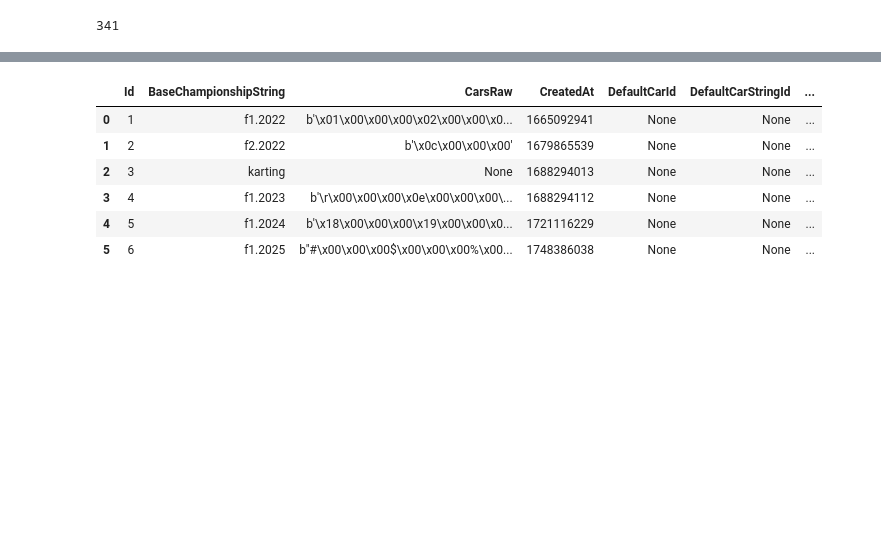
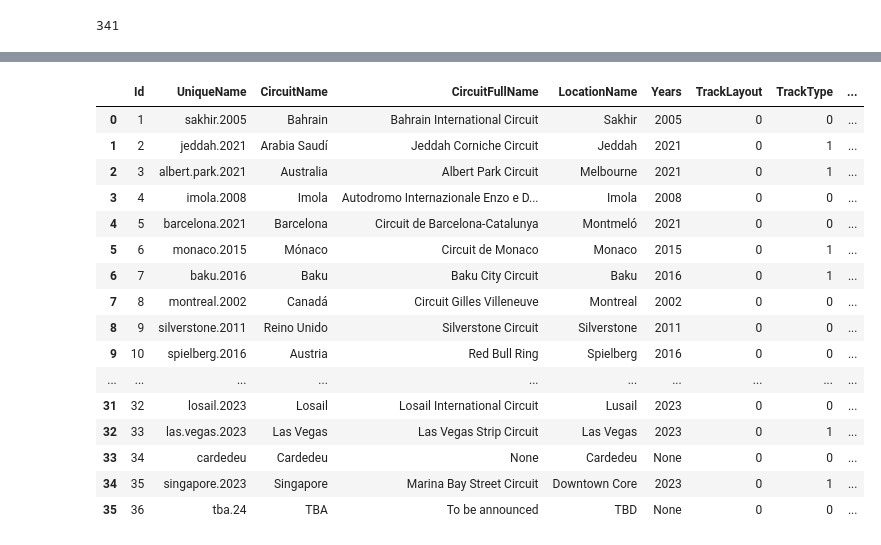
Before and after one commit to adriantorres7/FormulaSpain, a Jupyter notebook: notebooks/dataExploration.ipynb, the cells around one changed output, grey strips where cells are left out. Cells and saved outputs as stored; diff of their text form; code cells hidden in the pictures; blank space fills up the shorter version.

```diff
--- a/notebooks/dataExploration.ipynb
+++ b/notebooks/dataExploration.ipynb
@@ -201,12 +187,22 @@ sessionsResults[-10:]
 # %%
 tracks=pd.read_sql("SELECT * FROM Tracks;", conn)
 # %%
-champs
+tracks
 # %% [output]
-|  | Id | BaseChampionshipString | CarsRaw | CreatedAt | DefaultCarId | DefaultCarStringId | ... |
-| 0 | 1 | f1.2022 | b'\x01\x00\x00\x00\x02\x00\x00\x0... | 1665092941 | None | None | ... |
-| 1 | 2 | f2.2022 | b'\x0c\x00\x00\x00' | 1679865539 | None | None | ... |
-| 2 | 3 | karting | None | 1688294013 | None | None | ... |
-| 3 | 4 | f1.2023 | b'\r\x00\x00\x00\x0e\x00\x00\x00\... | 1688294112 | None | None | ... |
-| 4 | 5 | f1.2024 | b'\x18\x00\x00\x00\x19\x00\x00\x0... | 1721116229 | None | None | ... |
-| 5 | 6 | f1.2025 | b"#\x00\x00\x00$\x00\x00\x00%\x00... | 1748386038 | None | None | ... |
+|  | Id | UniqueName | CircuitName | CircuitFullName | LocationName | Years | TrackLayout | TrackType | ... |
+| 0 | 1 | sakhir.2005 | Bahrain | Bahrain International Circuit | Sakhir | 2005 | 0 | 0 | ... |
+| 1 | 2 | jeddah.2021 | Arabia Saudí | Jeddah Corniche Circuit | Jeddah | 2021 | 0 | 1 | ... |
+| 2 | 3 | albert.park.2021 | Australia | Albert Park Circuit | Melbourne | 2021 | 0 | 1 | ... |
+| 3 | 4 | imola.2008 | Imola | Autodromo Internazionale Enzo e D... | Imola | 2008 | 0 | 0 | ... |
+| 4 | 5 | barcelona.2021 | Barcelona | Circuit de Barcelona-Catalunya | Montmeló | 2021 | 0 | 0 | ... |
+| 5 | 6 | monaco.2015 | Mónaco | Circuit de Monaco | Monaco | 2015 | 0 | 1 | ... |
+| 6 | 7 | baku.2016 | Baku | Baku City Circuit | Baku | 2016 | 0 | 1 | ... |
+| 7 | 8 | montreal.2002 | Canadá | Circuit Gilles Villeneuve | Montreal | 2002 | 0 | 0 | ... |
+| 8 | 9 | silverstone.2011 | Reino Unido | Silverstone Circuit | Silverstone | 2011 | 0 | 0 | ... |
+| 9 | 10 | spielberg.2016 | Austria | Red Bull Ring | Spielberg | 2016 | 0 | 0 | ... |
+| ... | ... | ... | ... | ... | ... | ... | ... | ... | ... |
+| 31 | 32 | losail.2023 | Losail | Losail International Circuit | Lusail | 2023 | 0 | 0 | ... |
+| 32 | 33 | las.vegas.2023 | Las Vegas | Las Vegas Strip Circuit | Las Vegas | 2023 | 0 | 1 | ... |
+| 33 | 34 | cardedeu | Cardedeu | None | Cardedeu | None | 0 | 0 | ... |
+| 34 | 35 | singapore.2023 | Singapore | Marina Bay Street Circuit | Downtown Core | 2023 | 0 | 1 | ... |
+| 35 | 36 | tba.24 | TBA | To be announced | TBD | None | 0 | 0 | ... |
```
Also changed, not shown: parts of 2 cells of this notebook, 1 other file.
